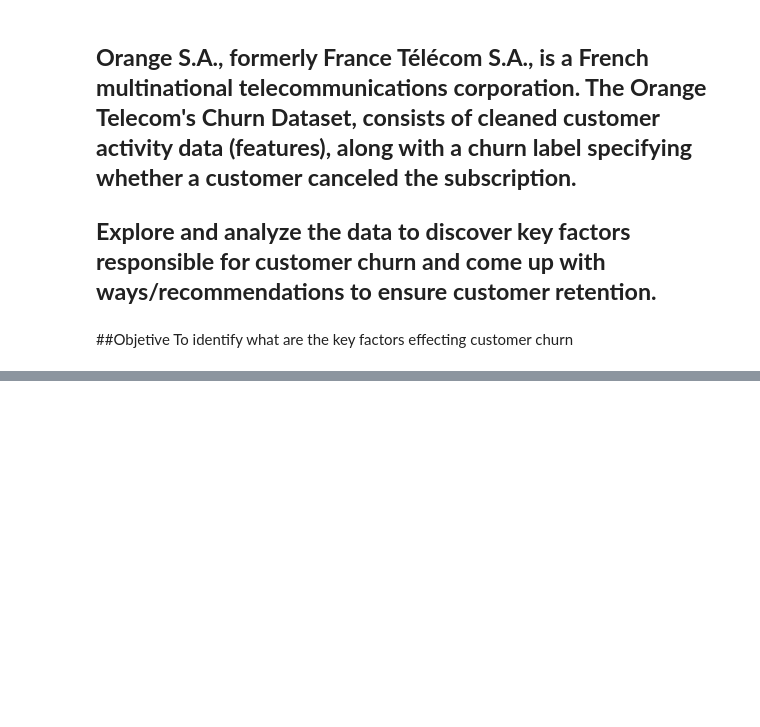
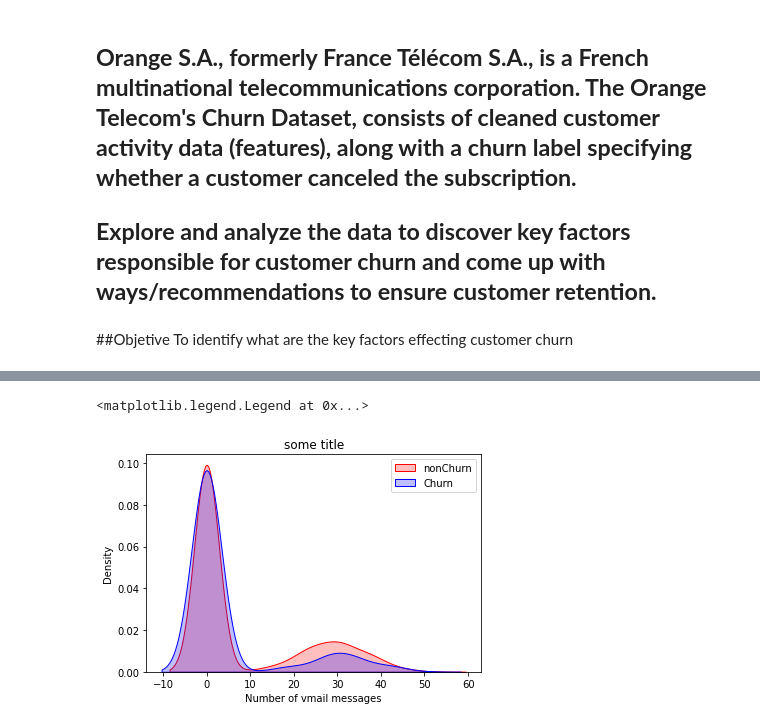
Before and after one commit to Aishani1234/Telecom-churn-data-analysis, a Jupyter notebook: Aishani_B_Roy_Telecom_Churn_Analysis_Capstone_Project.ipynb, the cells around one changed output, grey strips where cells are left out. Cells and saved outputs as stored; diff of their text form; code cells hidden in the pictures; blank space fills up the shorter version.

```diff
--- a/Aishani_B_Roy_Telecom_Churn_Analysis_Capstone_Project.ipynb
+++ b/Aishani_B_Roy_Telecom_Churn_Analysis_Capstone_Project.ipynb
@@ -9,0 +195,4 @@ To identify what are the key factors effecting customer churn
+# %%
+#Number vmail messages
+nvm_nonchurn=df['Number vmail messages'].loc[df['Churn']==0].tolist()
+nvm_churn=df['Number vmail messages'].loc[df['Churn']==1].tolist()
@@ -9,0 +201,9 @@ To identify what are the key factors effecting customer churn
+# %%
+p1=sns.kdeplot(nvm_nonchurn, shade=True, color="r",label='nonChurn')
+p1=sns.kdeplot(nvm_churn, shade=True, color="b",label='Churn')
+p1.set(xlabel ="Number of vmail messages", title ='some title')
+
+plt.legend()
+# %% [output]
+<matplotlib.legend.Legend at 0x...>
+[figure, added]
```
Also changed, not shown: parts of 23 cells of this notebook.
